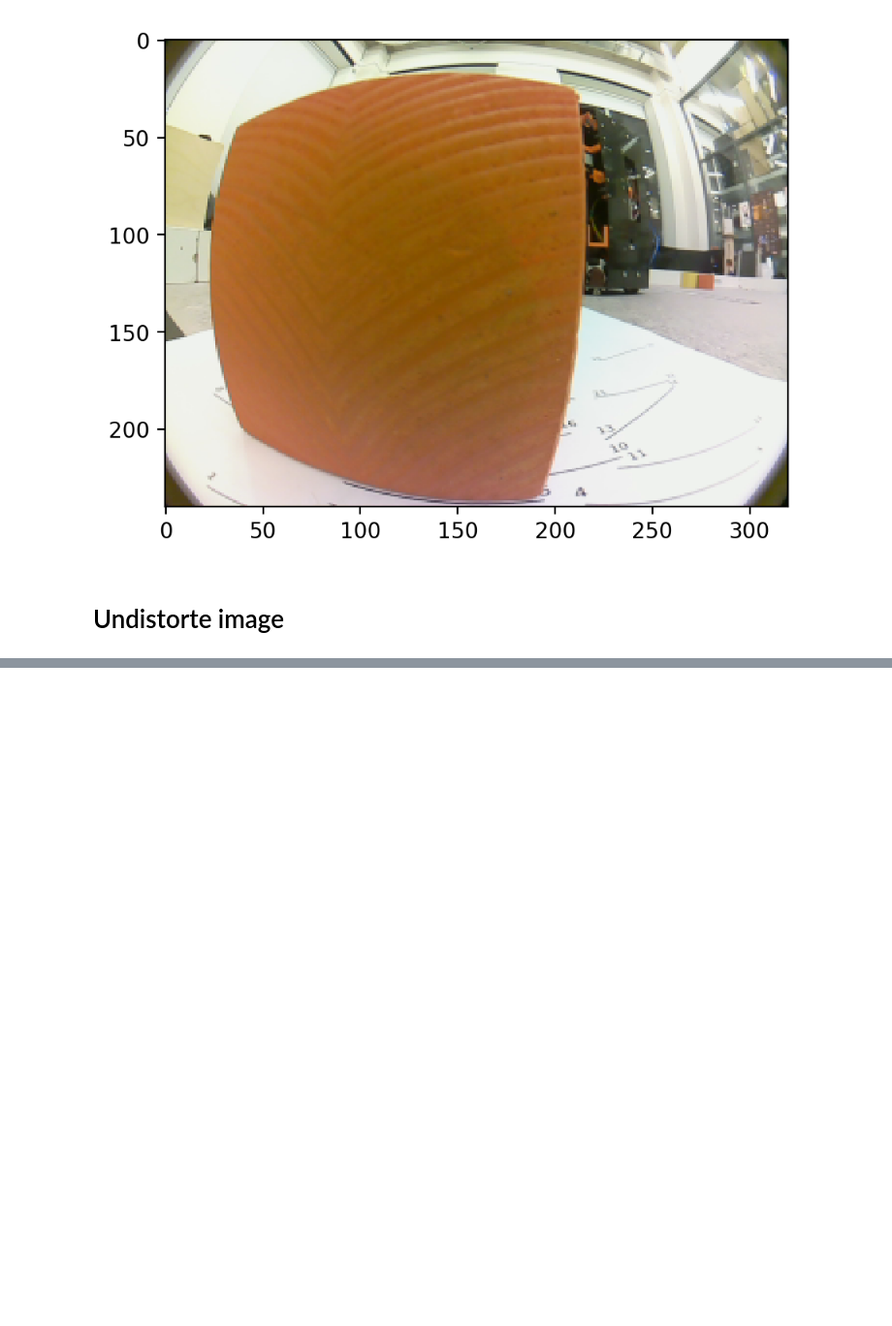
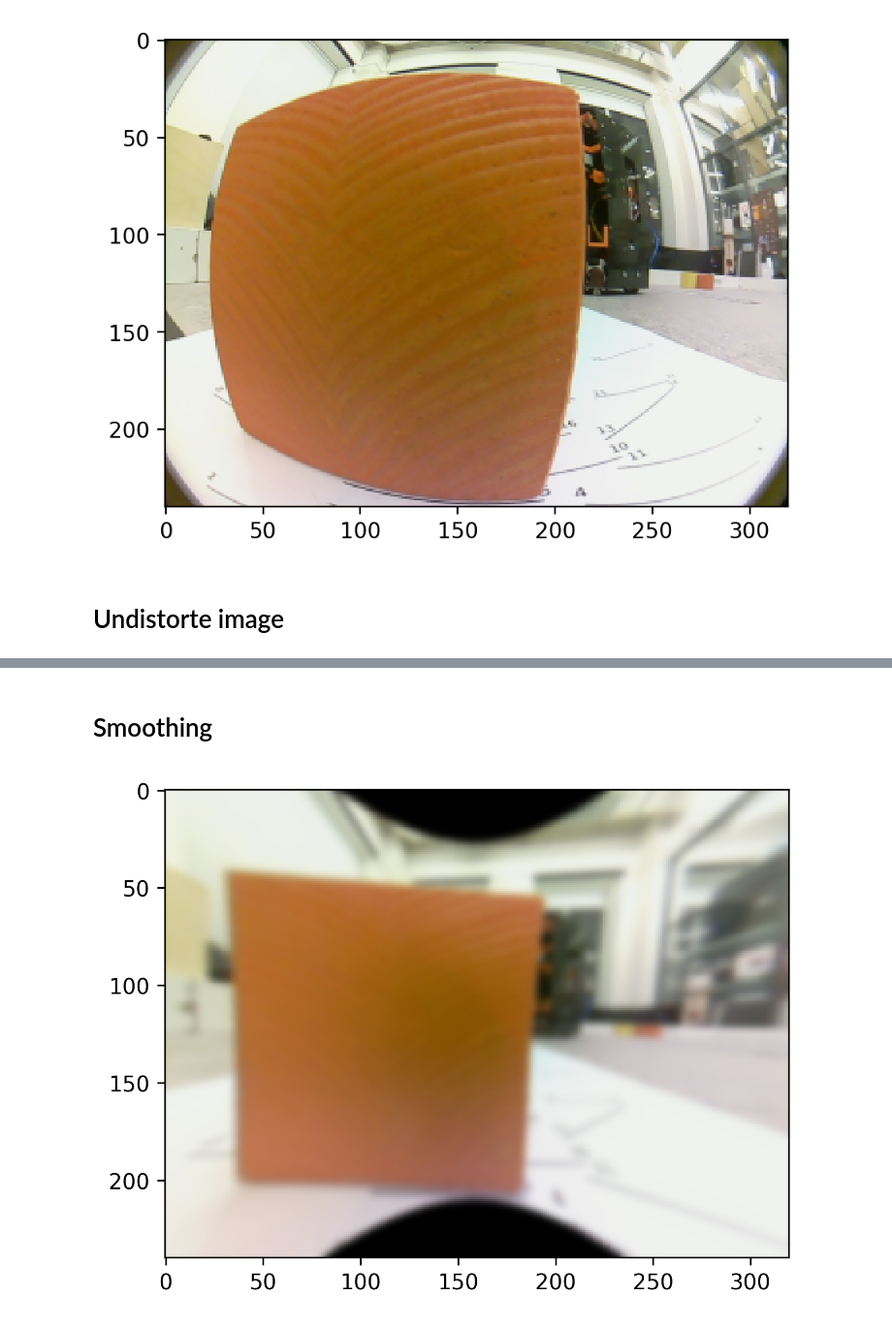
Before and after one commit to SkoltechRobotics/Eurobot2018, a Jupyter notebook: ComputerVision/CubeLocalisation/CubeLocalization.ipynb, the cells around one changed output, grey strips where cells are left out. Shown at 97% size. Cells and saved outputs as stored; diff of their text form; code cells hidden in the pictures; blank space fills up the shorter version.

```diff
--- a/ComputerVision/CubeLocalisation/CubeLocalization.ipynb
+++ b/ComputerVision/CubeLocalisation/CubeLocalization.ipynb
@@ -21,0 +34,11 @@ plt.imshow(cv2.cvtColor(field_img, cv2.COLOR_RGB2BGR))
+# %% [markdown]
+# Smoothing
+# %%
+smooth_img = np.zeros_like(undisort_img, dtype=np.float32)
+for c in range(3):
+    smooth_img[:, :, c] = skimage.filters.gaussian(undisort_img[:, :, c], sigma=2)
+smooth_img = (255 * smooth_img).astype(np.uint8)
+fig, ax = plt.subplots(1, 1, figsize=(6, 4), dpi=300)
+plt.imshow(smooth_img);
+# %% [output]
+[figure, added]
```
Also changed, not shown: parts of 17 cells of this notebook, 1 other file.
